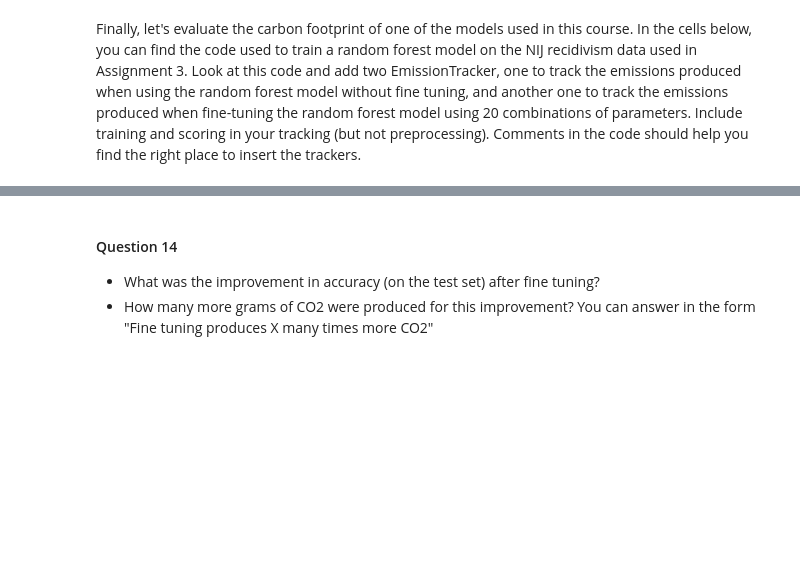
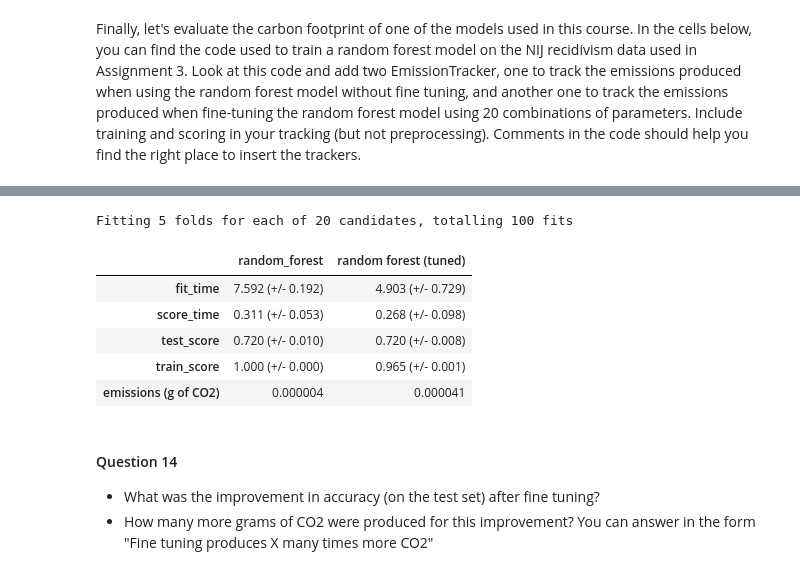
Before and after one commit to lunamgulec/DSCI430-assign6, a Jupyter notebook: Module6AssignmentEI.ipynb, the cells around one changed output, grey strips where cells are left out. Saved outputs shown, nothing was run; the diff lists cells and outputs as text; code cells hidden in the pictures; blank space fills up the shorter version.

```diff
--- a/Module6AssignmentEI.ipynb
+++ b/Module6AssignmentEI.ipynb
@@ -690,8 +729,8 @@ Finally, let's evaluate the carbon footprint of one of the models used in this c
 # %%
 # Importing the training and test sets (you may need to adjust this code to match your folder location)
 
-train_df = pd.read_csv("../Assignment 3/training_set.csv")
-test_df = pd.read_csv("../Assignment 3/testing_set.csv")
+train_df = pd.read_csv("../DSCI430-assign3/data/training_set.csv")
+test_df = pd.read_csv("../DSCI430-assign3/data/testing_set.csv")
 
 # Separating features and targets
 
@@ -817,11 +875,16 @@ pipe_forest = Pipeline([
     ('rf', RandomForestClassifier(class_weight="balanced", random_state=2))])
 
 
-# Calling mean_std_cross_val_scores to fit and evaluate the model, and add the results to our dictionary
-
-results["random_forest"] = mean_std_cross_val_scores(
-    pipe_forest, X_train, y_train, return_train_score=True
-)
+# START tracking here — after preprocessing, before training
+tracker = EmissionsTracker(log_level='error')
+tracker.start()
+try:
+    results["random_forest"] = mean_std_cross_val_scores(
+        pipe_forest, X_train, y_train, return_train_score=True
+    )
+finally:
+    tracker.stop()
+emissions.append(tracker.final_emissions_data.emissions)
 # %%
 # Now, we are going to tune the random forest model across 2 parameters: max_depth and n_estimators
 
@@ -840,22 +903,35 @@ random_search_rf = RandomizedSearchCV(
     return_train_score=True,
 )
 
-# Fine-tuning the random forest model
-random_search_rf.fit(X_train, y_train);
-
-# Final fit and evaluation of the random forest model using the best paramaters found during tuning
-best_rf_model = random_search_rf.best_estimator_
-results["random forest (tuned)"] = mean_std_cross_val_scores(
-    best_rf_model, X_train, y_train, return_train_score=True
-)
+# START tracking here — after preprocessing, before tuning
+tracker = EmissionsTracker(log_level='error')
+tracker.start()
+try:
+    random_search_rf.fit(X_train, y_train)
+    best_rf_model = random_search_rf.best_estimator_
+    results["random forest (tuned)"] = mean_std_cross_val_scores(
+        best_rf_model, X_train, y_train, return_train_score=True
+    )
+finally:
+    tracker.stop()
+emissions.append(tracker.final_emissions_data.emissions)
+# %% [output]
+Fitting 5 folds for each of 20 candidates, totalling 100 fits
 # %%
 # Run this cell to visualize some information on the models (including training and testing accuracy)
 # If you populated `emissions`, you can uncomment the second line to add it to the dataframe for easy visualization
 # (if not, you must find another way to show the emission results)
 
 results_df = pd.DataFrame(results)
-# results_df.loc['emissions (g of CO2)'] = emissions
+results_df.loc['emissions (g of CO2)'] = emissions
 results_df
+# %% [output]
+|  | random_forest | random forest (tuned) |
+| fit_time | 7.592 (+/- 0.192) | 4.903 (+/- 0.729) |
+| score_time | 0.311 (+/- 0.053) | 0.268 (+/- 0.098) |
+| test_score | 0.720 (+/- 0.010) | 0.720 (+/- 0.008) |
+| train_score | 1.000 (+/- 0.000) | 0.965 (+/- 0.001) |
+| emissions (g of CO2) | 0.000004 | 0.000041 |
 # %% [markdown]
 #### Question 14
 - What was the improvement in accuracy (on the test set) after fine tuning?
```
Also changed, not shown: parts of 15 cells of this notebook, 1 other file.
